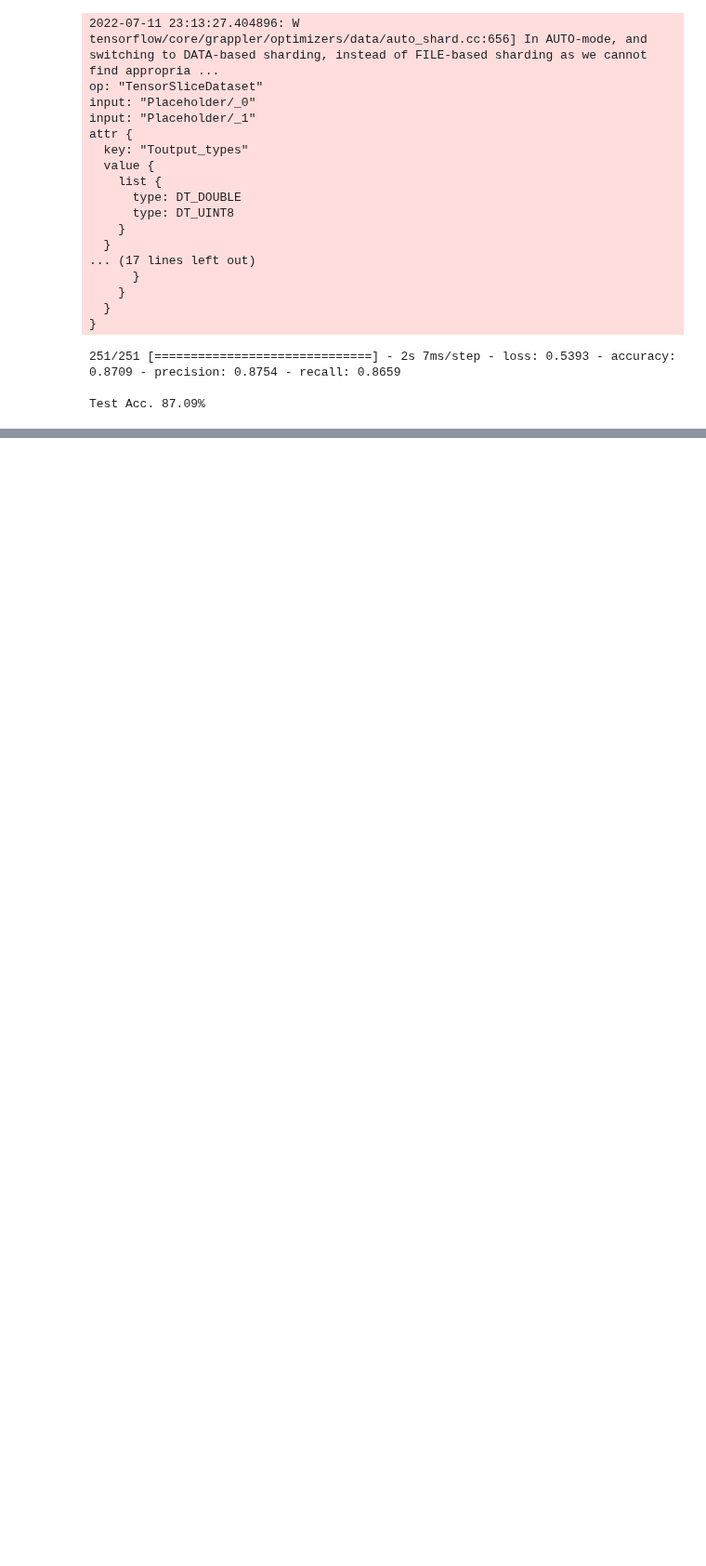
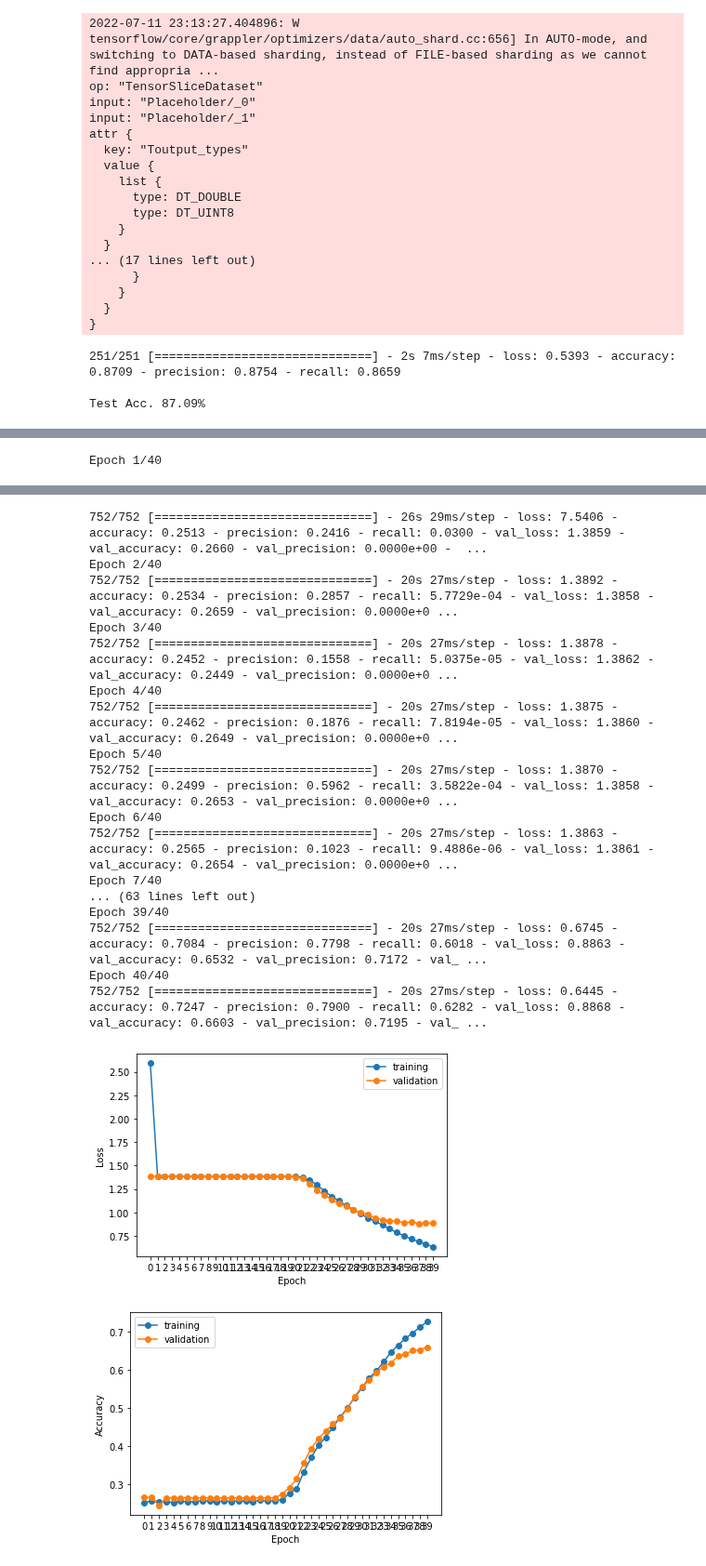
Before and after one commit to ronaldlee/eeg-feature-generation, a Jupyter notebook: CNN_model_on_GAMEEMO_features_dataset.ipynb, the cells around one changed output, grey strips where cells are left out. Shown at 93% size. Cells and saved outputs as stored; diff of their text form; code cells hidden in the pictures; blank space fills up the shorter version.

```diff
--- a/CNN_model_on_GAMEEMO_features_dataset.ipynb
+++ b/CNN_model_on_GAMEEMO_features_dataset.ipynb
@@ -942,0 +1393,12 @@ print('\nTest Acc. {:.2f}%'.format(test_results[1]*100))
+# %%
+model,history = train_model(train_dataset, validate_dataset, X_train, save_to= './', epoch = 40,
+                            num_of_conv_layer=4, num_of_dense_layer=4)
+
+history_data = pd.DataFrame(history.history)
+plot_loss_history(history_data)
+plot_accuracy_history(history_data)
+
+# test model
+test_results = model.evaluate(test_dataset)
+print('\nTest Acc. {:.2f}%'.format(test_results[1]*100))
+# %% [output]
@@ -942,0 +1439 @@ print('\nTest Acc. {:.2f}%'.format(test_results[1]*100))
+Epoch 1/40
@@ -942,0 +1457,19 @@ print('\nTest Acc. {:.2f}%'.format(test_results[1]*100))
+752/752 [==============================] - 26s 29ms/step - loss: 7.5406 - accuracy: 0.2513 - precision: 0.2416 - recall: 0.0300 - val_loss: 1.3859 - val_accuracy: 0.2660 - val_precision: 0.0000e+00 -  ...
+Epoch 2/40
+752/752 [==============================] - 20s 27ms/step - loss: 1.3892 - accuracy: 0.2534 - precision: 0.2857 - recall: 5.7729e-04 - val_loss: 1.3858 - val_accuracy: 0.2659 - val_precision: 0.0000e+0 ...
+Epoch 3/40
+752/752 [==============================] - 20s 27ms/step - loss: 1.3878 - accuracy: 0.2452 - precision: 0.1558 - recall: 5.0375e-05 - val_loss: 1.3862 - val_accuracy: 0.2449 - val_precision: 0.0000e+0 ...
+Epoch 4/40
+752/752 [==============================] - 20s 27ms/step - loss: 1.3875 - accuracy: 0.2462 - precision: 0.1876 - recall: 7.8194e-05 - val_loss: 1.3860 - val_accuracy: 0.2649 - val_precision: 0.0000e+0 ...
+Epoch 5/40
+752/752 [==============================] - 20s 27ms/step - loss: 1.3870 - accuracy: 0.2499 - precision: 0.5962 - recall: 3.5822e-04 - val_loss: 1.3858 - val_accuracy: 0.2653 - val_precision: 0.0000e+0 ...
+Epoch 6/40
+752/752 [==============================] - 20s 27ms/step - loss: 1.3863 - accuracy: 0.2565 - precision: 0.1023 - recall: 9.4886e-06 - val_loss: 1.3861 - val_accuracy: 0.2654 - val_precision: 0.0000e+0 ...
+Epoch 7/40
+... (63 lines left out)
+Epoch 39/40
+752/752 [==============================] - 20s 27ms/step - loss: 0.6745 - accuracy: 0.7084 - precision: 0.7798 - recall: 0.6018 - val_loss: 0.8863 - val_accuracy: 0.6532 - val_precision: 0.7172 - val_ ...
+Epoch 40/40
+752/752 [==============================] - 20s 27ms/step - loss: 0.6445 - accuracy: 0.7247 - precision: 0.7900 - recall: 0.6282 - val_loss: 0.8868 - val_accuracy: 0.6603 - val_precision: 0.7195 - val_ ...
+[figure, added]
+[figure, added]
```
Also changed, not shown: parts of 9 cells of this notebook.
